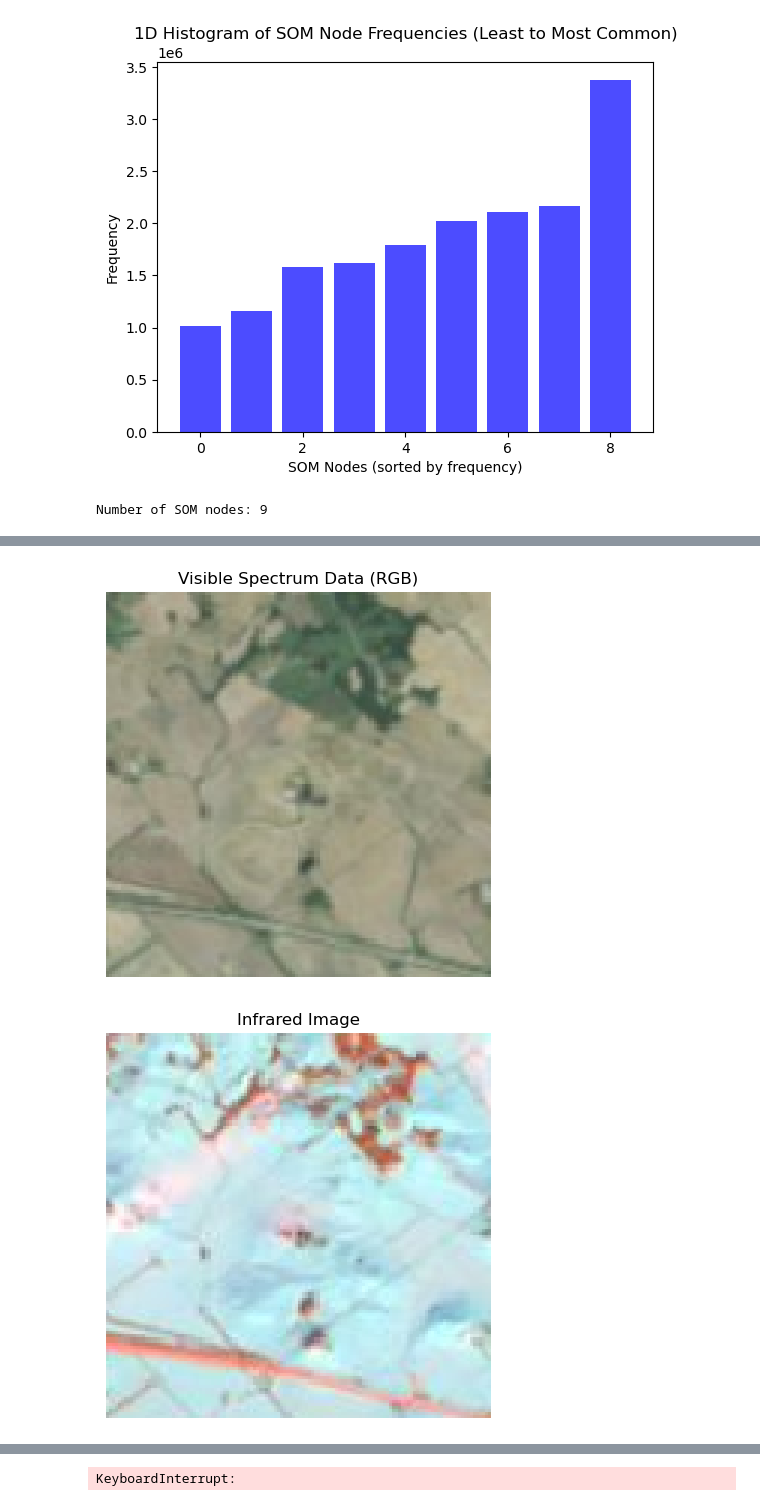
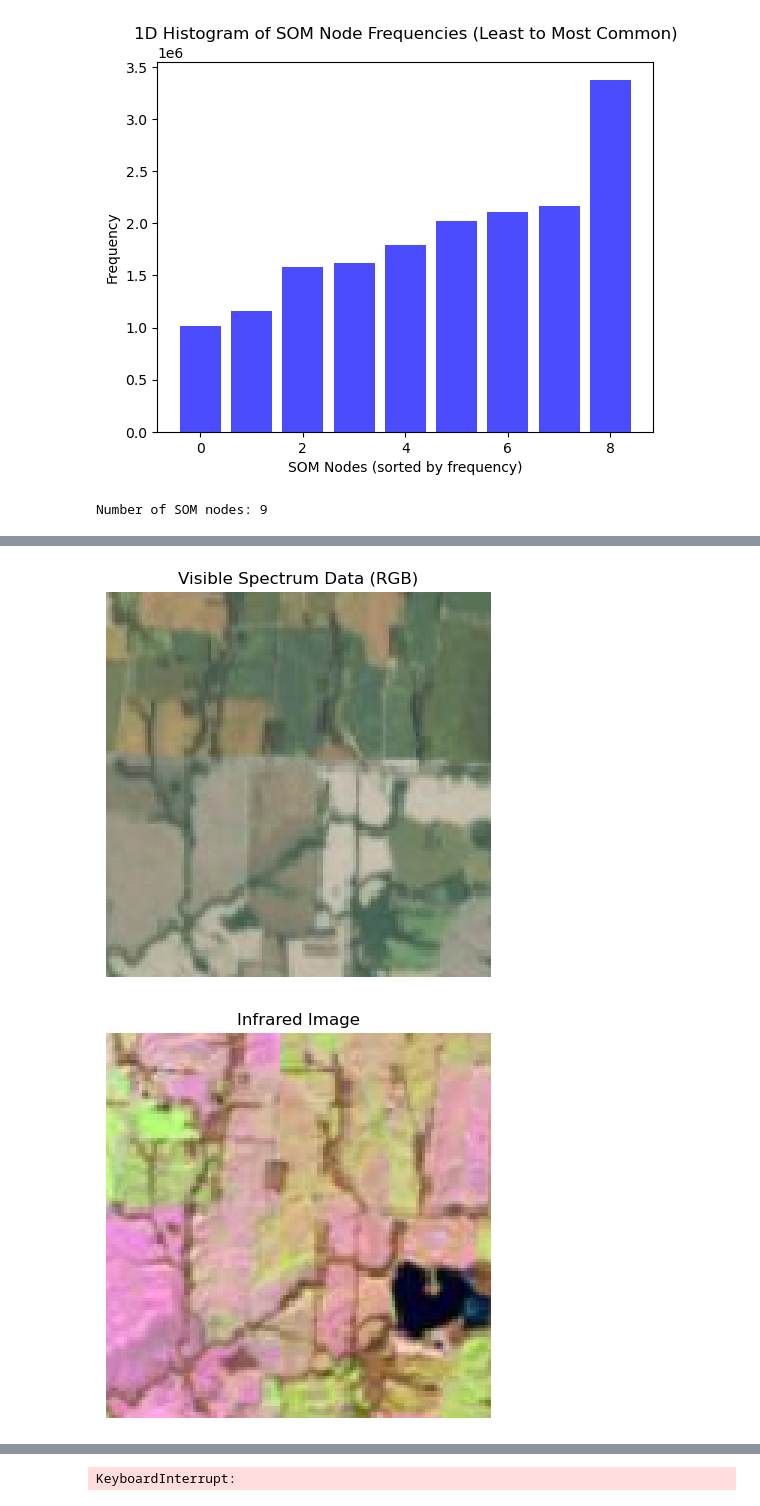
Before and after one commit to tague-carlyon/SOMproject, a Jupyter notebook: som.ipynb, the cells around one changed output, grey strips where cells are left out. Cells and saved outputs as stored; diff of their text form; code cells hidden in the pictures.

```diff
--- a/som.ipynb
+++ b/som.ipynb
@@ -174,7 +174,8 @@ random_all_patches shape: (1028, 128, 128, 11)
 # 18
 # 20
 # 25
-patch_to_inspect = 25 # grabbing indices from SOM
+# 26
+patch_to_inspect = 26 # grabbing indices from SOM
 
 # create an empty dictionary using the rows and columns of SOM
 keys = [i for i in product(range(som_grid_rows), range(som_grid_columns))]
@@ -265,2 +266,2 @@ Number of SOM nodes: 9
-[figure, old version]
+[figure, new version]
-[figure, old version]
+[figure, new version]
```
Also changed, not shown: parts of 1 cell of this notebook.
